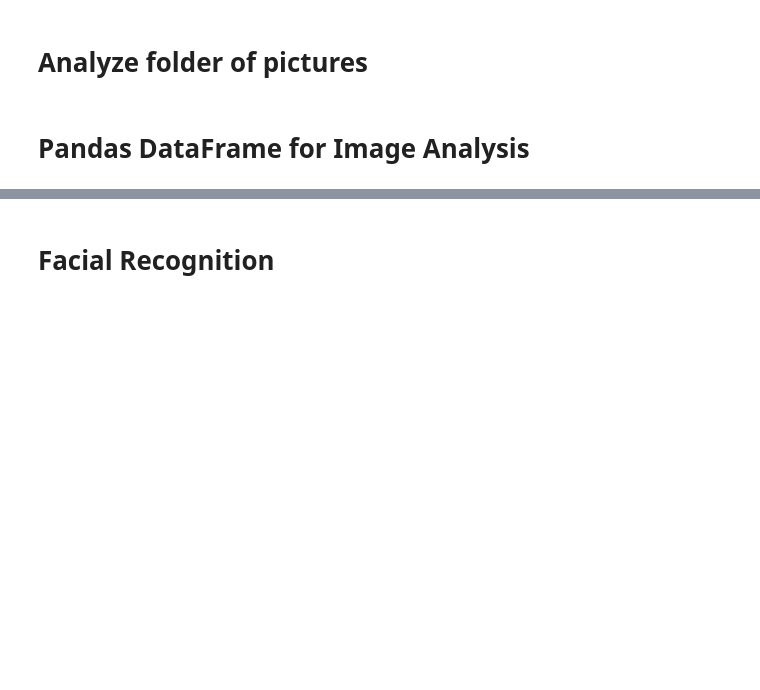
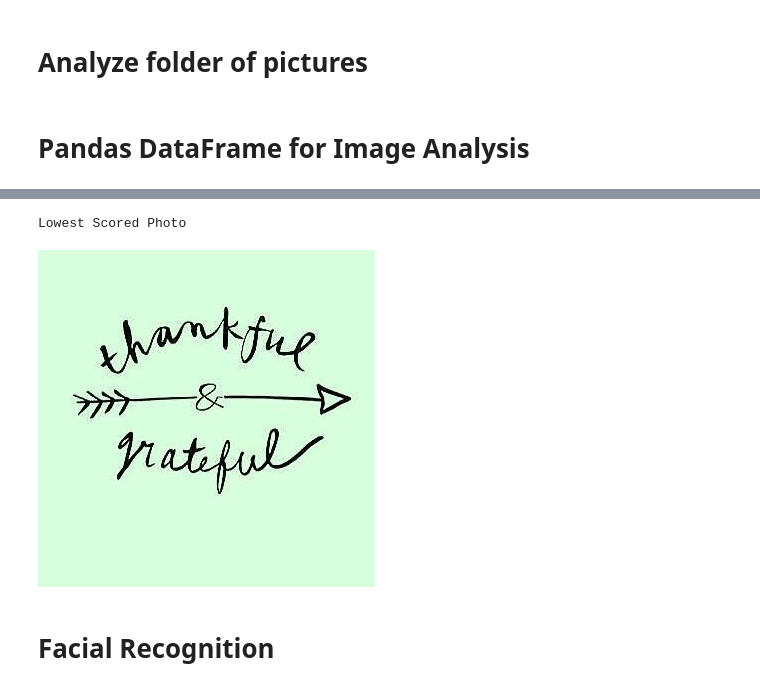
Before and after one commit to acklab-ae/photocentric, a Jupyter notebook: popularity_check.ipynb, the cells around one changed output, grey strips where cells are left out. Cells and saved outputs as stored; diff of their text form; code cells hidden in the pictures; blank space fills up the shorter version.

```diff
--- a/popularity_check.ipynb
+++ b/popularity_check.ipynb
@@ -101,3 +111,9 @@ df.sort_values(by=['score'], ascending=False)
+# %%
+print('Lowest Scored Photo')
+Image(filename=df['image'][len(df)-1])
+# %% [output]
+Lowest Scored Photo
+[figure, added]
 # %% [markdown]
 # Facial Recognition
 # %% [markdown]
```
Also changed, not shown: parts of 7 cells of this notebook.
